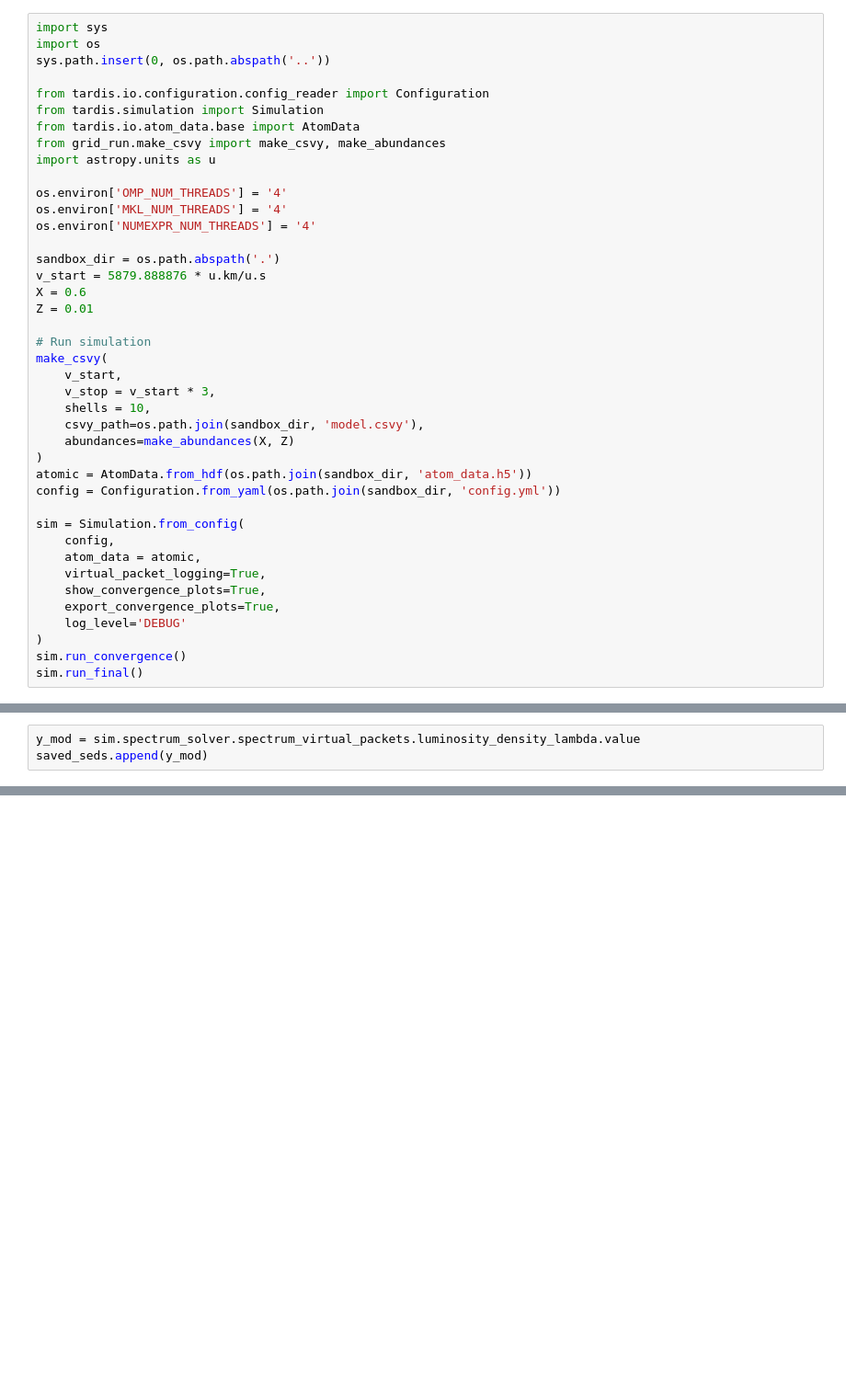
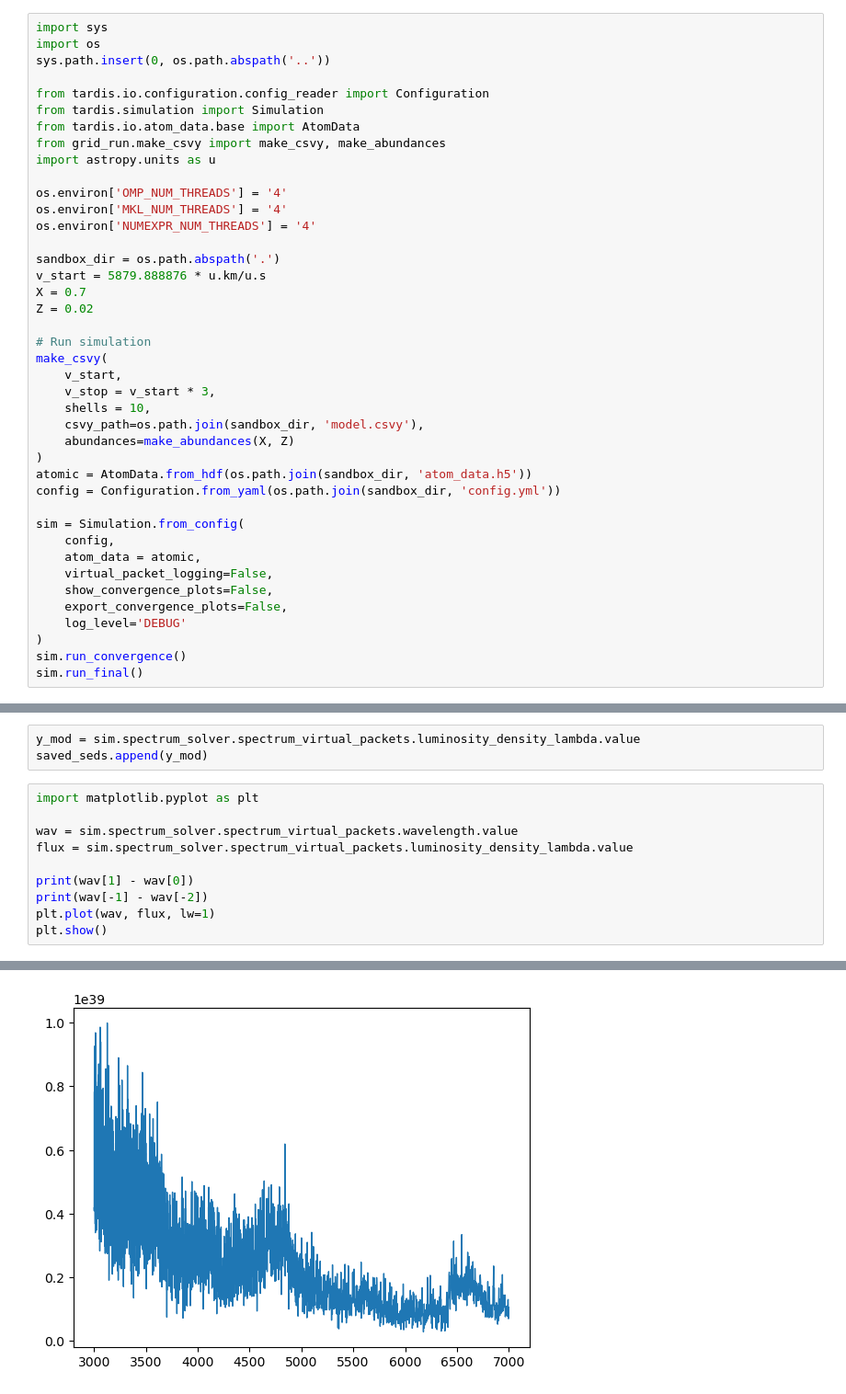
Before and after one commit to MichaelLukaszyk/iip-emulator, a Jupyter notebook: tardis_sandbox/tardis_sandbox.ipynb, the cells around one changed output, grey strips where cells are left out. Shown at 92% size. Drawn from its saved outputs; the diff is of its cells as text; blank space fills up the shorter version.

```diff
--- a/tardis_sandbox/tardis_sandbox.ipynb
+++ b/tardis_sandbox/tardis_sandbox.ipynb
@@ -19,8 +19,8 @@ os.environ['NUMEXPR_NUM_THREADS'] = '4'
 
 sandbox_dir = os.path.abspath('.')
 v_start = 5879.888876 * u.km/u.s
-X = 0.6
-Z = 0.01
+X = 0.7
+Z = 0.02
 
 # Run simulation
 make_csvy(
@@ -36,9 +36,9 @@ config = Configuration.from_yaml(os.path.join(sandbox_dir, 'config.yml'))
 sim = Simulation.from_config(
     config,
     atom_data = atomic,
-    virtual_packet_logging=True,
-    show_convergence_plots=True,
-    export_convergence_plots=True,
+    virtual_packet_logging=False,
+    show_convergence_plots=False,
+    export_convergence_plots=False,
     log_level='DEBUG'
 )
 sim.run_convergence()
@@ -52,3 +57,14 @@ print(sim.iterations_t_inner)
 # %%
 y_mod = sim.spectrum_solver.spectrum_virtual_packets.luminosity_density_lambda.value
 saved_seds.append(y_mod)
+# %%
+import matplotlib.pyplot as plt
+
+wav = sim.spectrum_solver.spectrum_virtual_packets.wavelength.value
+flux = sim.spectrum_solver.spectrum_virtual_packets.luminosity_density_lambda.value
+
+print(wav[1] - wav[0])
+print(wav[-1] - wav[-2])
+plt.plot(wav, flux, lw=1)
+plt.show()
+# %% [output]
@@ -55,3 +73,4 @@ saved_seds.append(y_mod)
+[figure, added]
 # %%
 import matplotlib.pyplot as plt
 import pandas as pd
```
Also changed, not shown: parts of 3 cells of this notebook, 6 other files.
